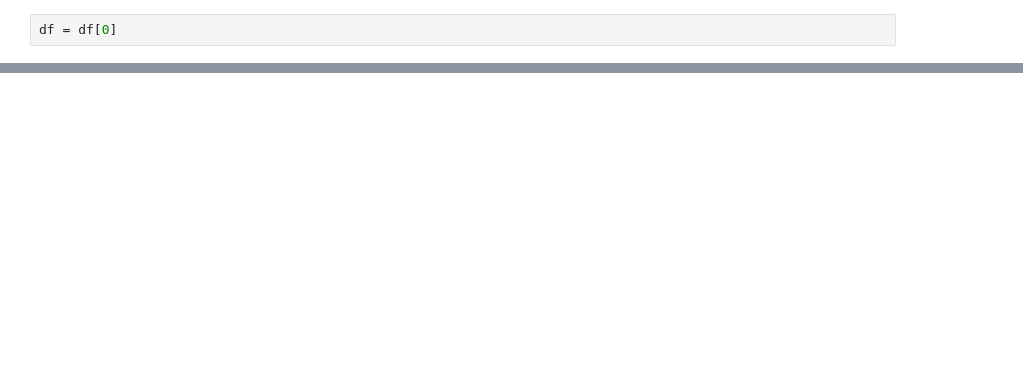
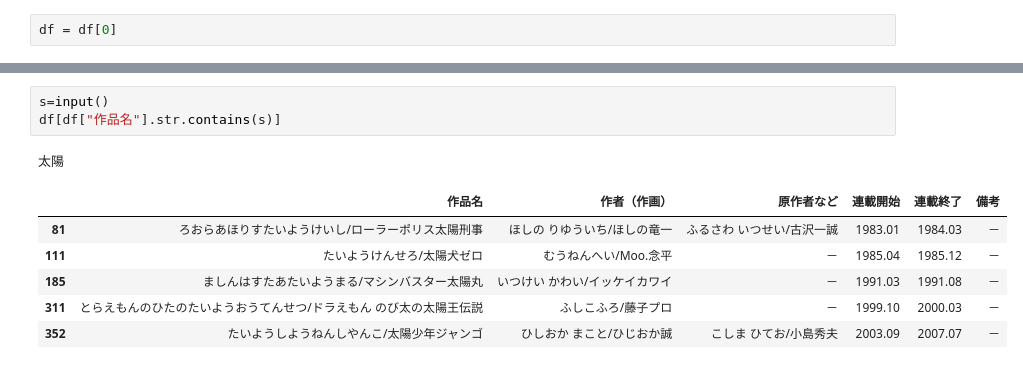
Before and after one commit to hatobus/dataprocessing, a Jupyter notebook: CoroCoro/corocoro.ipynb, the cells around one changed output, grey strips where cells are left out. Drawn from its saved outputs; the diff is of its cells as text; blank space fills up the shorter version.

```diff
--- a/CoroCoro/corocoro.ipynb
+++ b/CoroCoro/corocoro.ipynb
@@ -40,0 +60,11 @@ df
+# %%
+s=input()
+df[df["作品名"].str.contains(s)]
+# %% [output]
+太陽
+|  | 作品名 | 作者（作画） | 原作者など | 連載開始 | 連載終了 | 備考 |
+| 81 | ろおらあほりすたいようけいし/ローラーポリス太陽刑事 | ほしの りゆういち/ほしの竜一 | ふるさわ いつせい/古沢一誠 | 1983.01 | 1984.03 | － |
+| 111 | たいようけんせろ/太陽犬ゼロ | むうねんへい/Moo.念平 | － | 1985.04 | 1985.12 | － |
+| 185 | ましんはすたあたいようまる/マシンバスター太陽丸 | いつけい かわい/イッケイカワイ | － | 1991.03 | 1991.08 | － |
+| 311 | とらえもんのひたのたいようおうてんせつ/ドラえもん のび太の太陽王伝説 | ふしこふろ/藤子プロ | － | 1999.10 | 2000.03 | － |
+| 352 | たいようしようねんしやんこ/太陽少年ジャンゴ | ひしおか まこと/ひじおか誠 | こしま ひてお/小島秀夫 | 2003.09 | 2007.07 | － |
```
Also changed, not shown: parts of 6 cells of this notebook.
